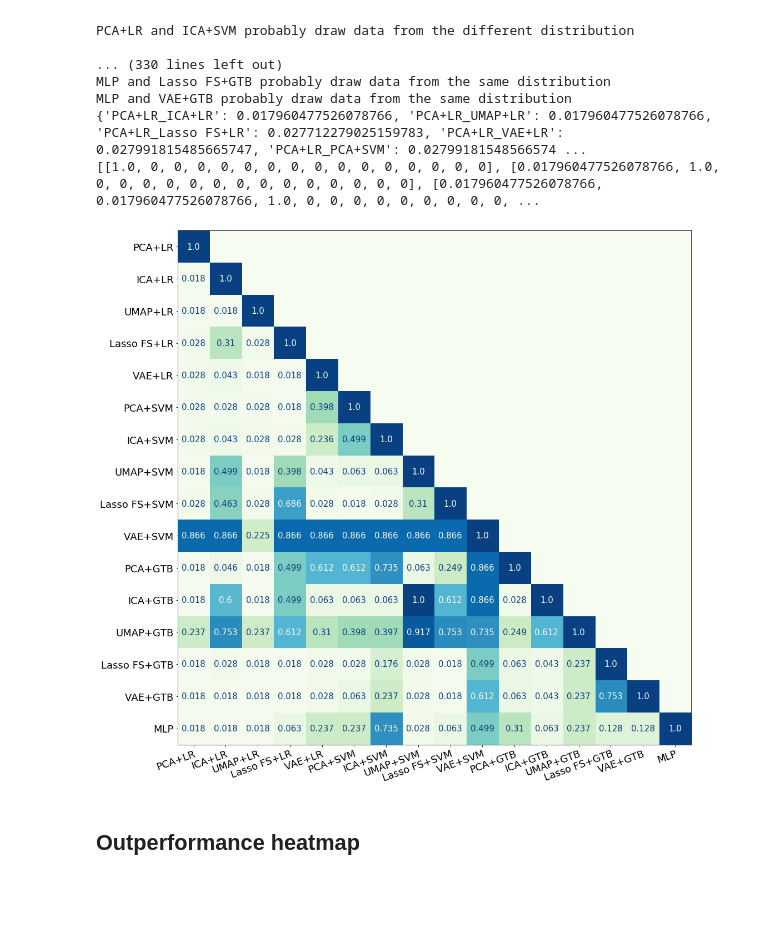
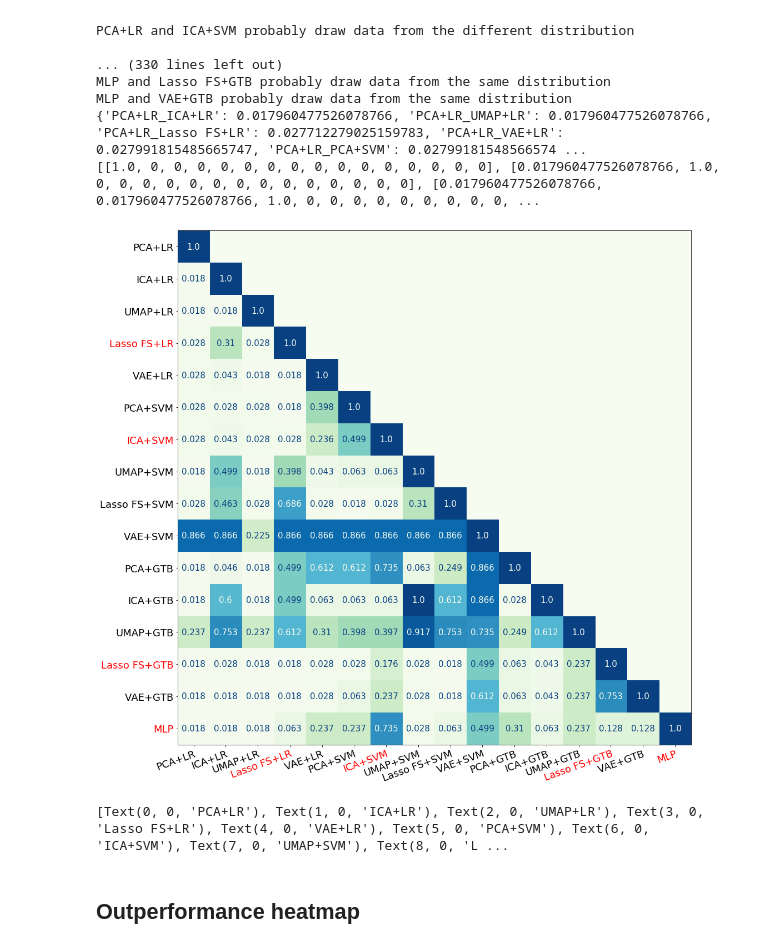
Before and after one commit to jennazhou/methyl-data-handling, a Jupyter notebook: testing/SigTest.ipynb, the cells around one changed output. Cells and saved outputs as stored; diff of their text form; code cells hidden in the pictures; blank space fills up the shorter version.

```diff
--- a/testing/SigTest.ipynb
+++ b/testing/SigTest.ipynb
@@ -242,32 +242,41 @@ MLP and VAE+GTB probably draw data from the same distribution
 # %%
 ## Plot heatmap
 labels = [key for key in mms_dict.keys()]
 
 fig, ax = plt.subplots(figsize=(17,17))
 cax = ax.imshow(ps_values, cmap="GnBu")
 
 ax.set_xticks(np.arange(len(labels)))
 ax.set_yticks(np.arange(len(labels)))
 
 ax.set_xticklabels(labels, fontsize = 18)
 ax.set_yticklabels(labels, fontsize = 18)
 
 # cbar = ax.figure.colorbar(im, ax=ax)
 
 # Rotate the tick labels and set their alignment.
 plt.setp(ax.get_xticklabels(), rotation=20, ha="right",
          rotation_mode="anchor")
 cmap_min, cmap_max = cax.cmap(0), cax.cmap(256)
 thresh = 0.5
 
 for i in range(len(labels)):
     for j in range(i+1):
         color = cmap_max if ps_values[i][j] < thresh else cmap_min
         ax.text(j, i, round(ps_values[i][j], 3), ha="center", va="center", color=color, fontsize=15)
 
+best_pipelines = ["Lasso FS+LR", "ICA+SVM", "Lasso FS+GTB","MLP"]
+for l in ax.xaxis.get_ticklabels()+ax.yaxis.get_ticklabels():
+    if l.get_text() in best_pipelines:
+        l.set_color('r')
 plt.show()
 # %% [output]
-[figure, old version]
+[figure, new version]
+# %%
+labellist = ax.xaxis.get_ticklabels()+ax.yaxis.get_ticklabels()
+print(labellist)
+# %% [output]
+[Text(0, 0, 'PCA+LR'), Text(1, 0, 'ICA+LR'), Text(2, 0, 'UMAP+LR'), Text(3, 0, 'Lasso FS+LR'), Text(4, 0, 'VAE+LR'), Text(5, 0, 'PCA+SVM'), Text(6, 0, 'ICA+SVM'), Text(7, 0, 'UMAP+SVM'), Text(8, 0, 'L ...
 # %% [markdown]
 ## Outperformance heatmap
 # %%
```
Also changed, not shown: 15 other files.
